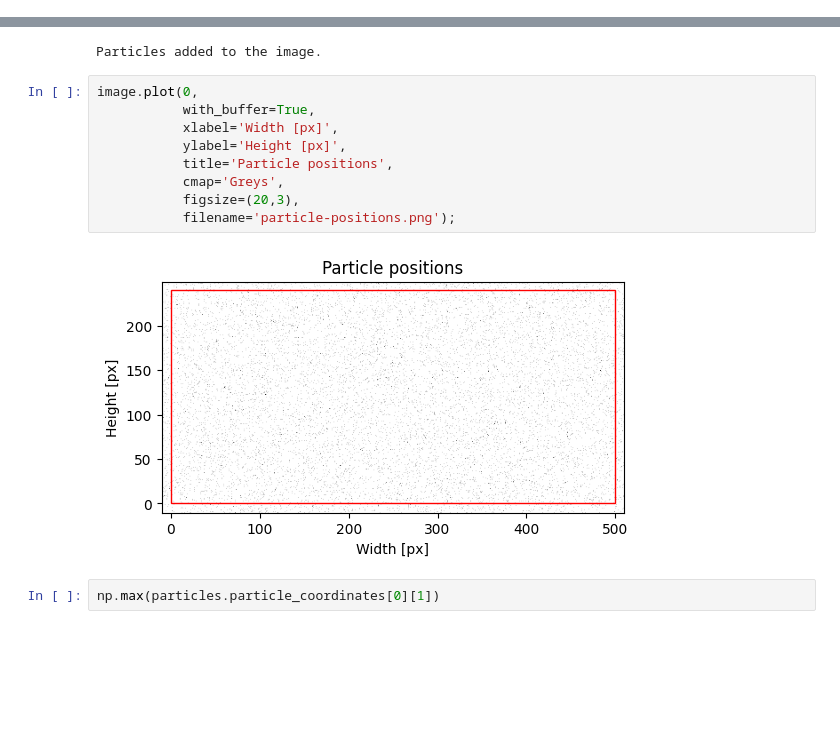
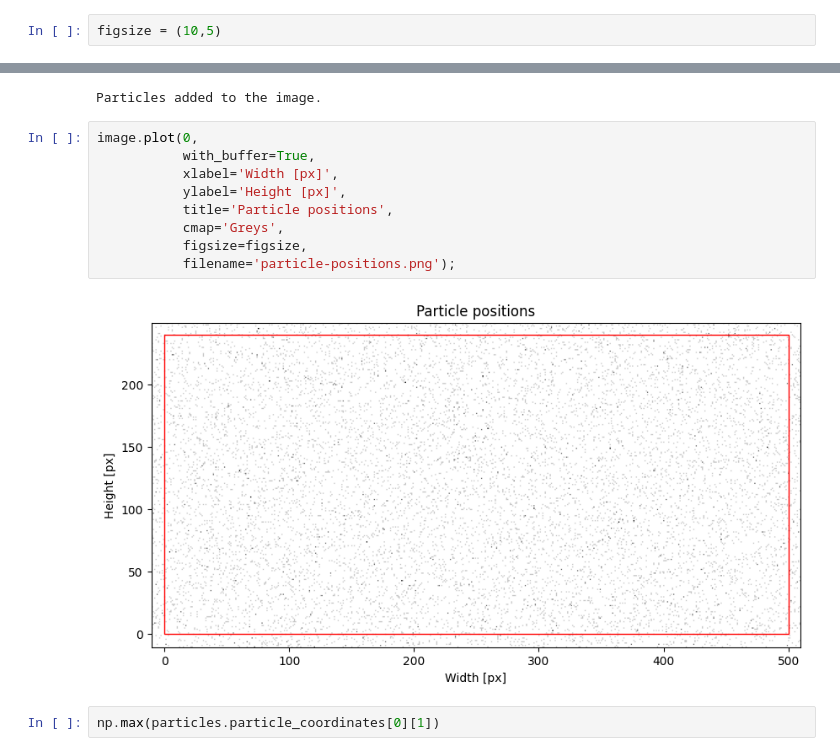
Before and after one commit to kamilazdybal/pykitPIV, a Jupyter notebook: jupyter-notebooks/debugging.ipynb, the cells around one changed output, grey strips where cells are left out. Drawn from its saved outputs; the diff is of its cells as text; blank space fills up the shorter version.

```diff
--- a/jupyter-notebooks/debugging.ipynb
+++ b/jupyter-notebooks/debugging.ipynb
@@ -18,6 +18,8 @@ n_images = 1
 image_size = (240,500)
 # %%
 size_buffer = 10
+# %%
+figsize = (10,5)
 # %% [markdown]
 ***
 
@@ -42,14 +44,14 @@ Particles added to the image.
 # %%
 image.plot(0,
            with_buffer=True,
            xlabel='Width [px]',
            ylabel='Height [px]',
            title='Particle positions',
            cmap='Greys',
-           figsize=(20,3),
+           figsize=figsize,
            filename='particle-positions.png');
 # %% [output]
-[figure, old version]
+[figure, new version]
 # %%
 np.max(particles.particle_coordinates[0][1])
 # %% [output]
```
Also changed, not shown: parts of 9 cells of this notebook, 2 other files.
